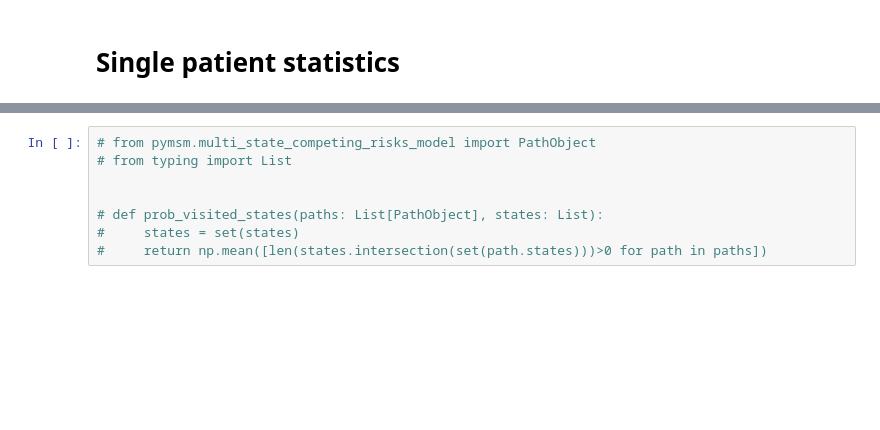
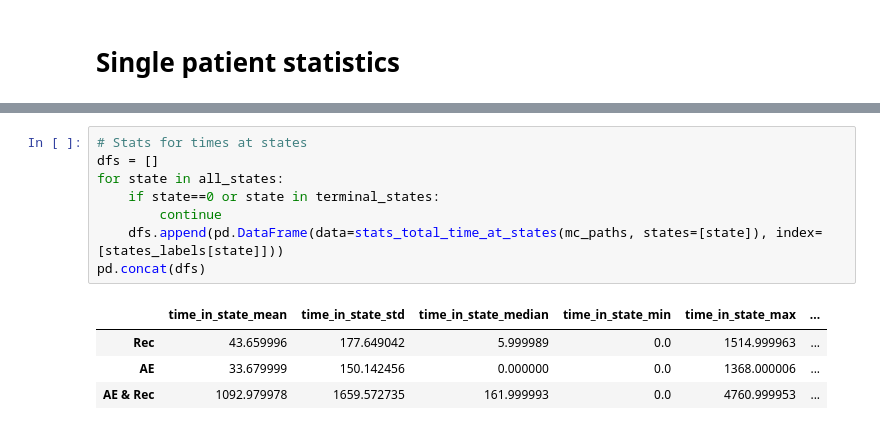
Before and after one commit to hrossman/pymsm, a Jupyter notebook: pymsm/examples/embt.ipynb, the cells around one changed output, grey strips where cells are left out. Drawn from its saved outputs; the diff is of its cells as text; blank space fills up the shorter version.

Commit message:
finished stats

```diff
--- a/pymsm/examples/embt.ipynb
+++ b/pymsm/examples/embt.ipynb
@@ -170,9 +159,14 @@ Probabilty of Death = 1.0
 Probabilty of any terminal state = 1.0
-# %%
-# from pymsm.multi_state_competing_risks_model import PathObject
-# from typing import List
-
-
-# def prob_visited_states(paths: List[PathObject], states: List):
-#     states = set(states)
-#     return np.mean([len(states.intersection(set(path.states)))>0 for path in paths])
+# %%
+# Stats for times at states
+dfs = []
+for state in all_states:
+    if state==0 or state in terminal_states:
+        continue
+    dfs.append(pd.DataFrame(data=stats_total_time_at_states(mc_paths, states=[state]), index=[states_labels[state]]))
+pd.concat(dfs)
+# %% [output]
+|  | time_in_state_mean | time_in_state_std | time_in_state_median | time_in_state_min | time_in_state_max | ... |
+| Rec | 43.659996 | 177.649042 | 5.999989 | 0.0 | 1514.999963 | ... |
+| AE | 33.679999 | 150.142456 | 0.000000 | 0.0 | 1368.000006 | ... |
+| AE & Rec | 1092.979978 | 1659.572735 | 161.999993 | 0.0 | 4760.999953 | ... |
```
Also changed, not shown: parts of 7 cells of this notebook, 1 other file.
